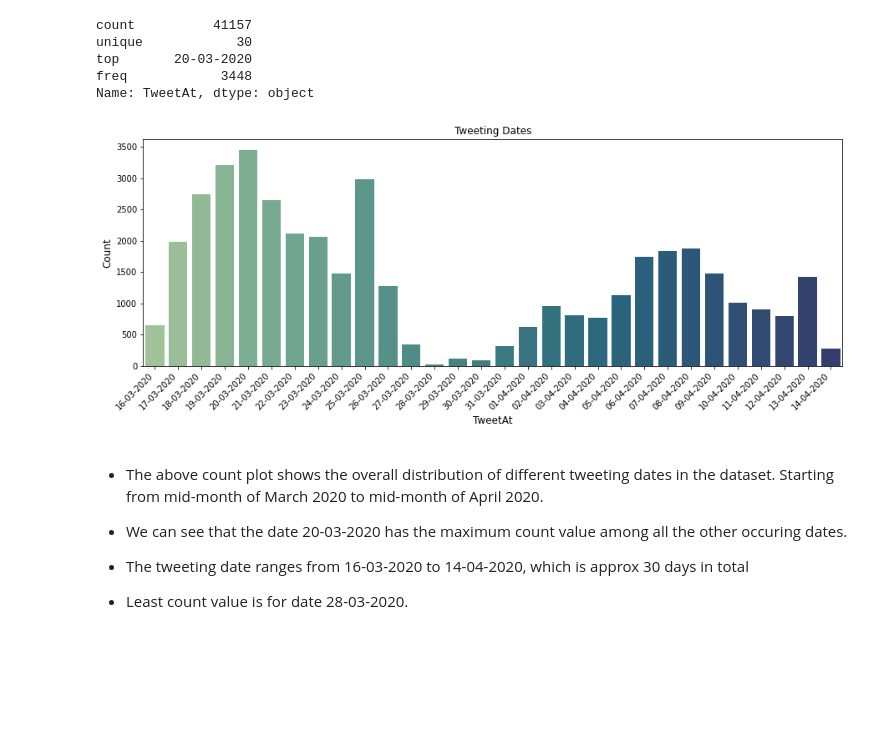
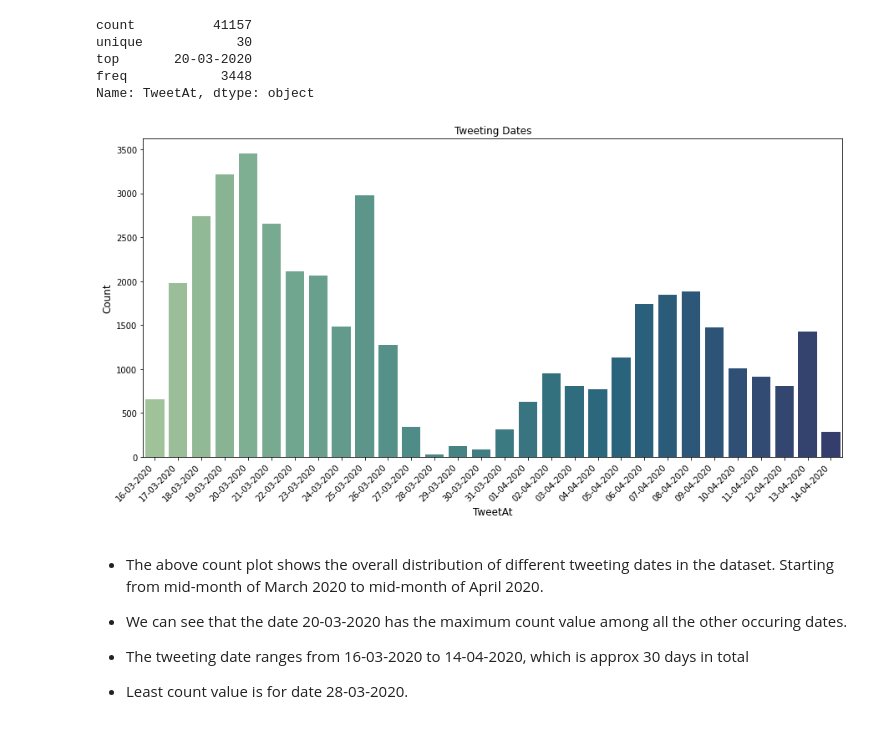
Before and after one commit to Nikkiie/Covid-tweet-sentiment-analysis-Classification, a Jupyter notebook: Covid_19_Tweet_Analysis.ipynb, the cells around one changed output. Cells and saved outputs as stored; diff of their text form; code cells hidden in the pictures; blank space fills up the shorter version.

```diff
--- a/Covid_19_Tweet_Analysis.ipynb
+++ b/Covid_19_Tweet_Analysis.ipynb
@@ -215,15 +215,15 @@ freq            3448
 Name: TweetAt, dtype: object
 # %%
 # Distribution of Tweets Date
-plt.figure(figsize=(15,5))
+plt.figure(figsize=(15,7))
 sns.countplot(x='TweetAt', data=df, palette ="crest")
 plt.xticks(rotation=45, ha='right')
 plt.title("Tweeting Dates")
 plt.ylabel("Count", fontsize = 12)
 plt.xlabel("TweetAt",fontsize = 12)
 plt.show()
 # %% [output]
-[figure, old version]
+[figure, new version]
 # %% [markdown]
 * The above count plot shows the overall distribution of different tweeting dates in the dataset. Starting from mid-month of March 2020 to mid-month of April 2020.
 
```
Also changed, not shown: parts of 22 cells of this notebook.
